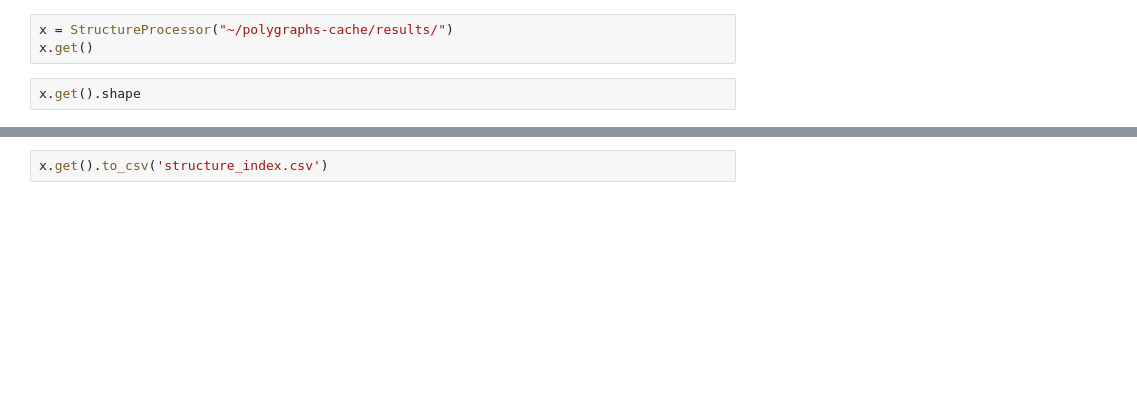
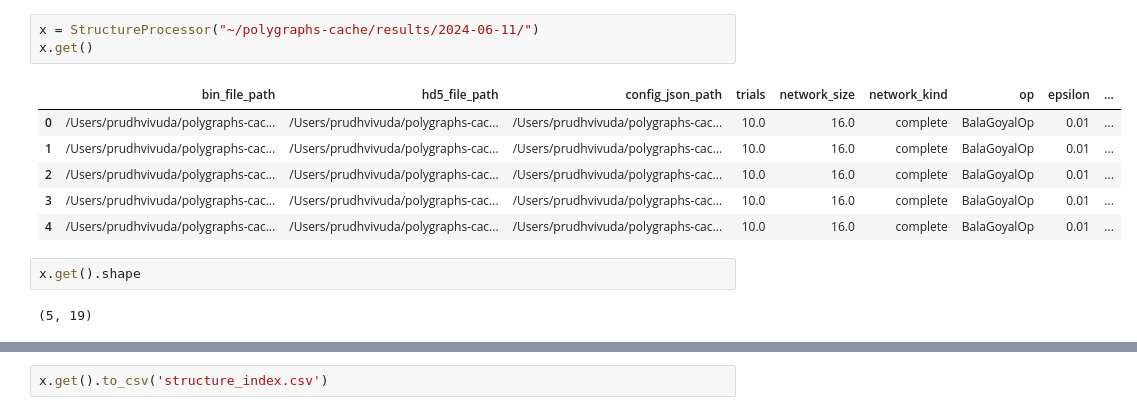
Before and after one commit to Prudhvivuda/polygraphs-analysis-scripts, a Jupyter notebook: structure.ipynb, the cells around one changed output, grey strips where cells are left out. Cells and saved outputs as stored; diff of their text form; blank space fills up the shorter version.

```diff
--- a/structure.ipynb
+++ b/structure.ipynb
@@ -40,7 +38,16 @@ ModuleNotFoundError: No module named 'polygraphs'
 # %%
-x = StructureProcessor("~/polygraphs-cache/results/")
+x = StructureProcessor("~/polygraphs-cache/results/2024-06-11/")
 x.get()
+# %% [output]
+|  | bin_file_path | hd5_file_path | config_json_path | trials | network_size | network_kind | op | epsilon | ... |
+| 0 | /Users/prudhvivuda/polygraphs-cac... | /Users/prudhvivuda/polygraphs-cac... | /Users/prudhvivuda/polygraphs-cac... | 10.0 | 16.0 | complete | BalaGoyalOp | 0.01 | ... |
+| 1 | /Users/prudhvivuda/polygraphs-cac... | /Users/prudhvivuda/polygraphs-cac... | /Users/prudhvivuda/polygraphs-cac... | 10.0 | 16.0 | complete | BalaGoyalOp | 0.01 | ... |
+| 2 | /Users/prudhvivuda/polygraphs-cac... | /Users/prudhvivuda/polygraphs-cac... | /Users/prudhvivuda/polygraphs-cac... | 10.0 | 16.0 | complete | BalaGoyalOp | 0.01 | ... |
+| 3 | /Users/prudhvivuda/polygraphs-cac... | /Users/prudhvivuda/polygraphs-cac... | /Users/prudhvivuda/polygraphs-cac... | 10.0 | 16.0 | complete | BalaGoyalOp | 0.01 | ... |
+| 4 | /Users/prudhvivuda/polygraphs-cac... | /Users/prudhvivuda/polygraphs-cac... | /Users/prudhvivuda/polygraphs-cac... | 10.0 | 16.0 | complete | BalaGoyalOp | 0.01 | ... |
 # %%
 x.get().shape
+# %% [output]
+(5, 19)
 # %%
 x.get().count()
```
Also changed, not shown: parts of 4 cells of this notebook.
